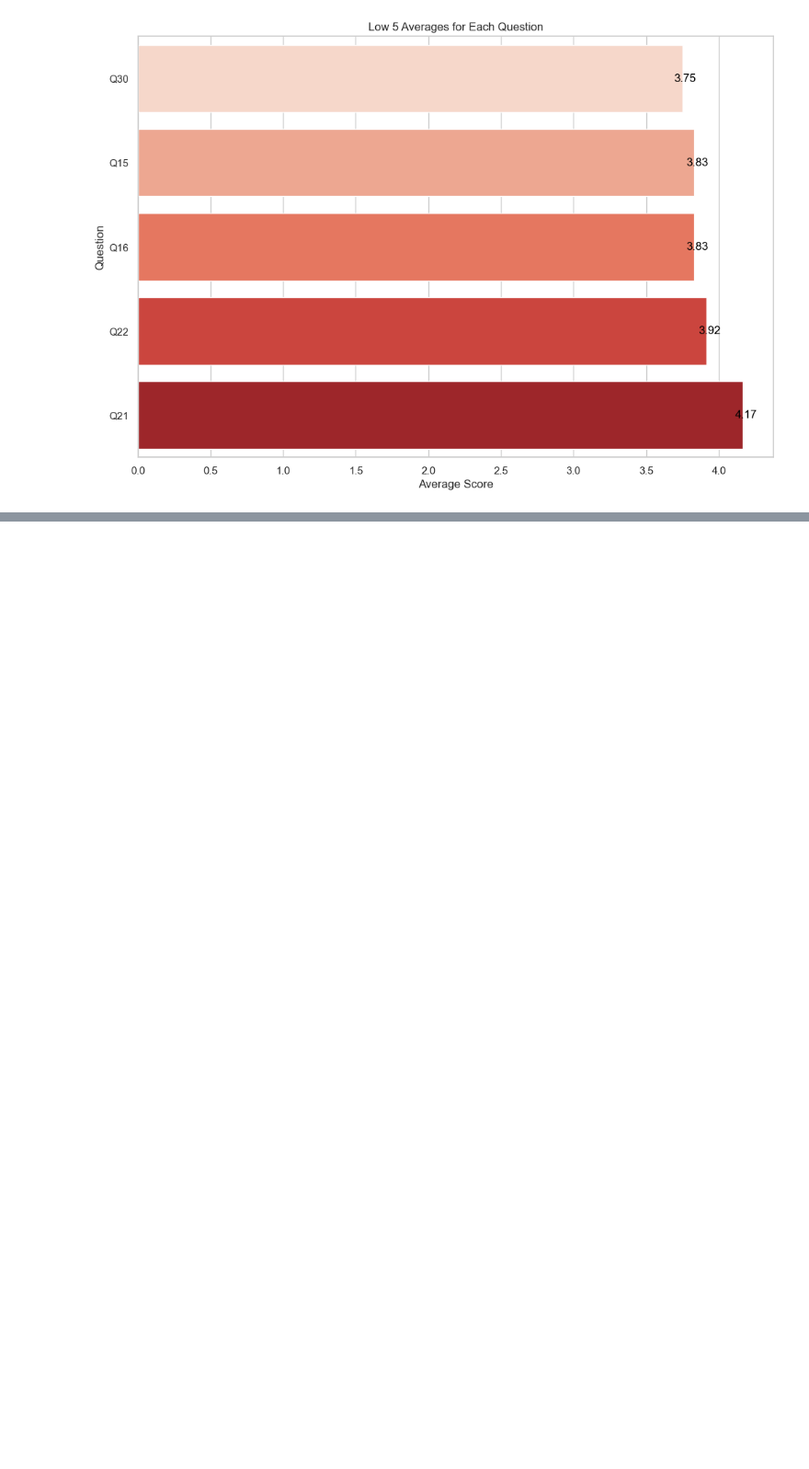
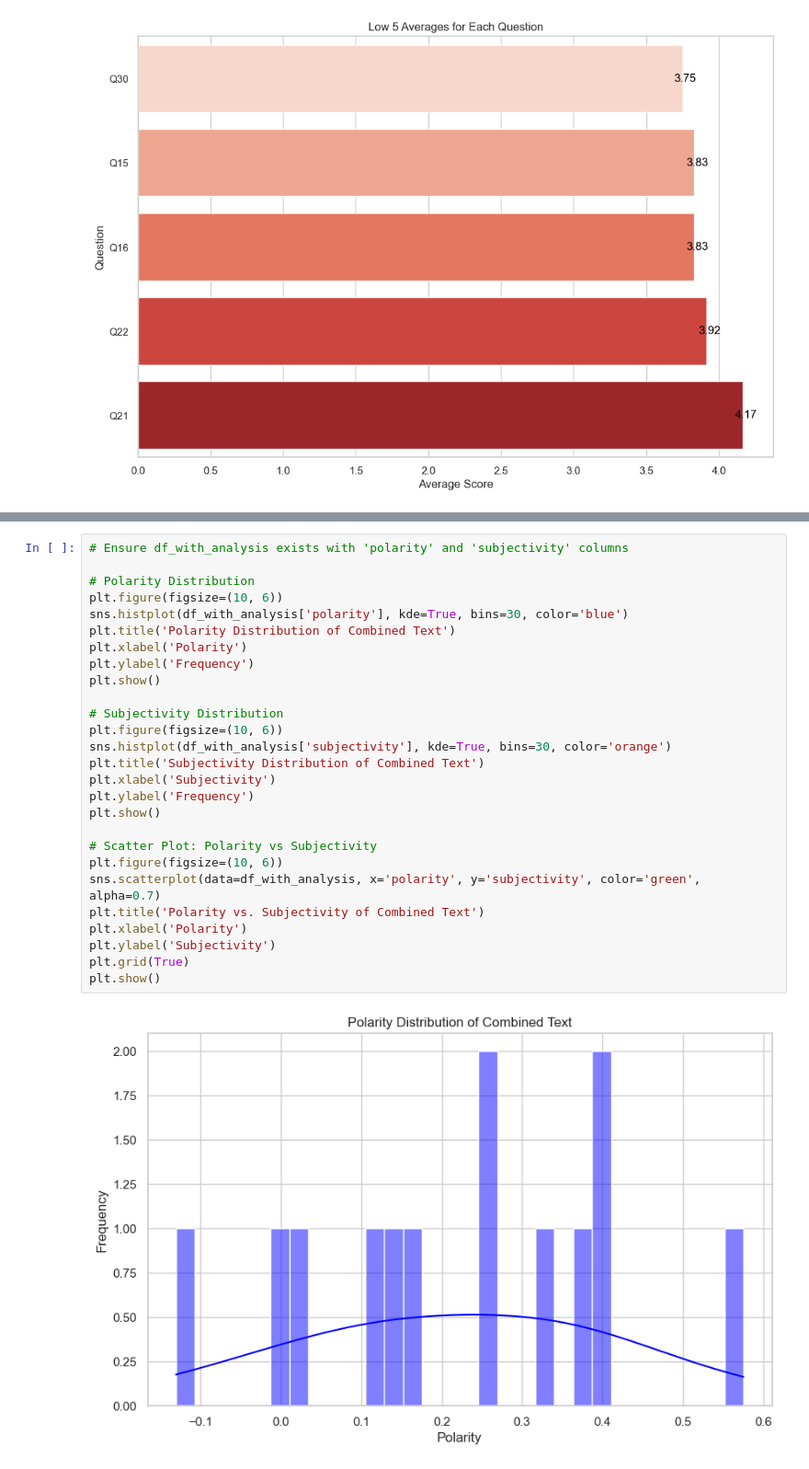
Before and after one commit to ivanina-popova/Portfolio, a Jupyter notebook: 360 Feedback Analysis/notebook/360-feedback-analysis.ipynb, the cells around one changed output, grey strips where cells are left out. Shown at 92% size. Cells and saved outputs as stored; diff of their text form; blank space fills up the shorter version.

Commit message:
Sentiment analysis added

```diff
--- a/360 Feedback Analysis/notebook/360-feedback-analysis.ipynb
+++ b/360 Feedback Analysis/notebook/360-feedback-analysis.ipynb
@@ -1039,0 +1072,29 @@ plt.show()
+# %%
+# Ensure df_with_analysis exists with 'polarity' and 'subjectivity' columns
+
+# Polarity Distribution
+plt.figure(figsize=(10, 6))
+sns.histplot(df_with_analysis['polarity'], kde=True, bins=30, color='blue')
+plt.title('Polarity Distribution of Combined Text')
+plt.xlabel('Polarity')
+plt.ylabel('Frequency')
+plt.show()
+
+# Subjectivity Distribution
+plt.figure(figsize=(10, 6))
+sns.histplot(df_with_analysis['subjectivity'], kde=True, bins=30, color='orange')
+plt.title('Subjectivity Distribution of Combined Text')
+plt.xlabel('Subjectivity')
+plt.ylabel('Frequency')
+plt.show()
+
+# Scatter Plot: Polarity vs Subjectivity
+plt.figure(figsize=(10, 6))
+sns.scatterplot(data=df_with_analysis, x='polarity', y='subjectivity', color='green', alpha=0.7)
+plt.title('Polarity vs. Subjectivity of Combined Text')
+plt.xlabel('Polarity')
+plt.ylabel('Subjectivity')
+plt.grid(True)
+plt.show()
+# %% [output]
+[figure, added]
```
Also changed, not shown: parts of 3 cells of this notebook.
